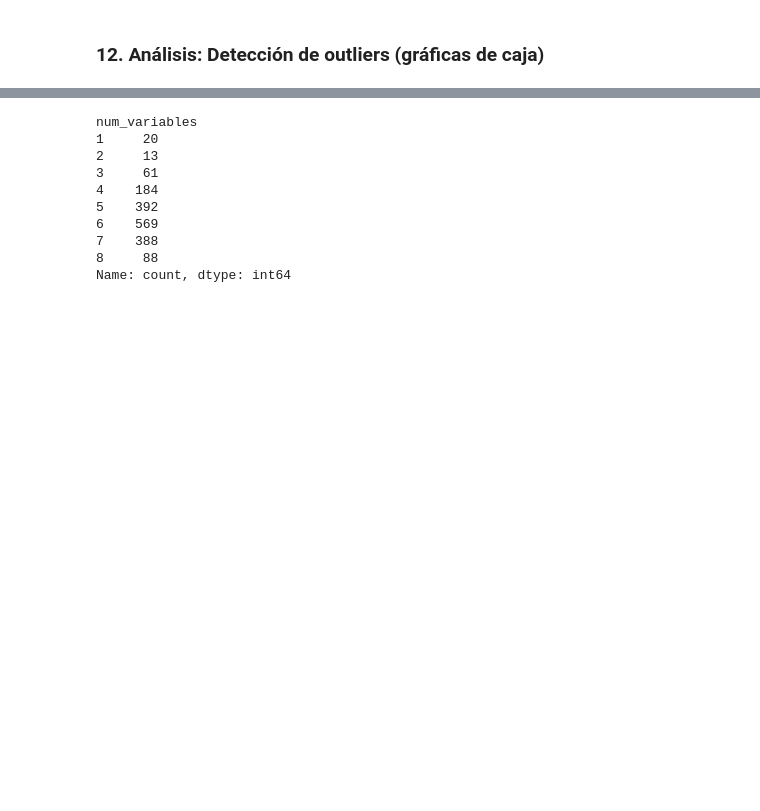
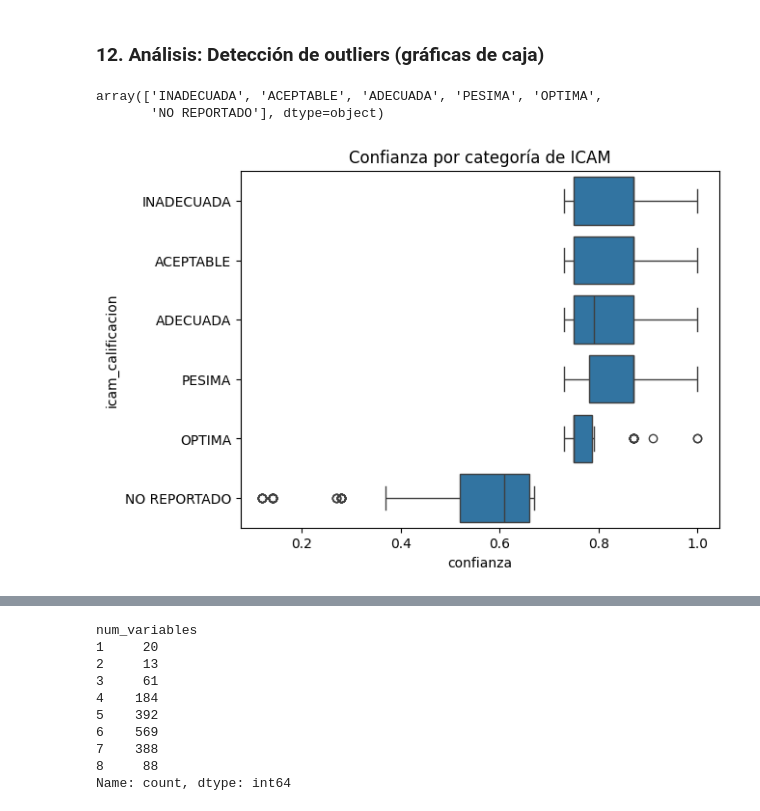
Before and after one commit to catago16/proyectoICAM, a Jupyter notebook: limpieza.ipynb, the cells around one changed output, grey strips where cells are left out. Drawn from its saved outputs; the diff is of its cells as text; code cells hidden in the pictures; blank space fills up the shorter version.

```diff
--- a/limpieza.ipynb
+++ b/limpieza.ipynb
@@ -546,3 +567,17 @@ año
 Name: num_variables, dtype: float64
 # %% [markdown]
 <h3> 12. Análisis: Detección de outliers (gráficas de caja) </h3>
+# %%
+#icam['confianza'].unique()
+pd.unique(icam['icam_calificacion'])
+# %% [output]
+array(['INADECUADA', 'ACEPTABLE', 'ADECUADA', 'PESIMA', 'OPTIMA',
+       'NO REPORTADO'], dtype=object)
+# %%
+## la confianza
+sns.boxplot(data=icam, x='confianza', y='icam_calificacion')
+plt.title('Confianza por categoría de ICAM')
+
+plt.show()
+# %% [output]
+[figure, added]
```
Also changed, not shown: parts of 6 cells of this notebook, 1 other file.
